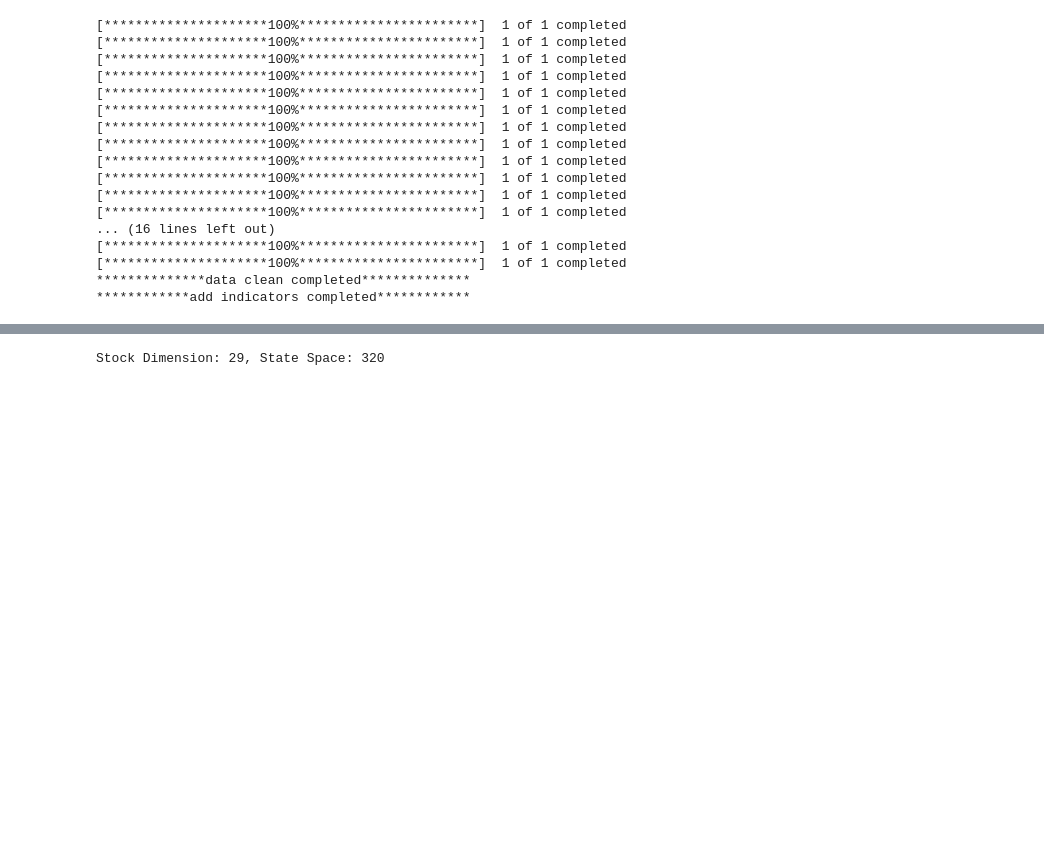
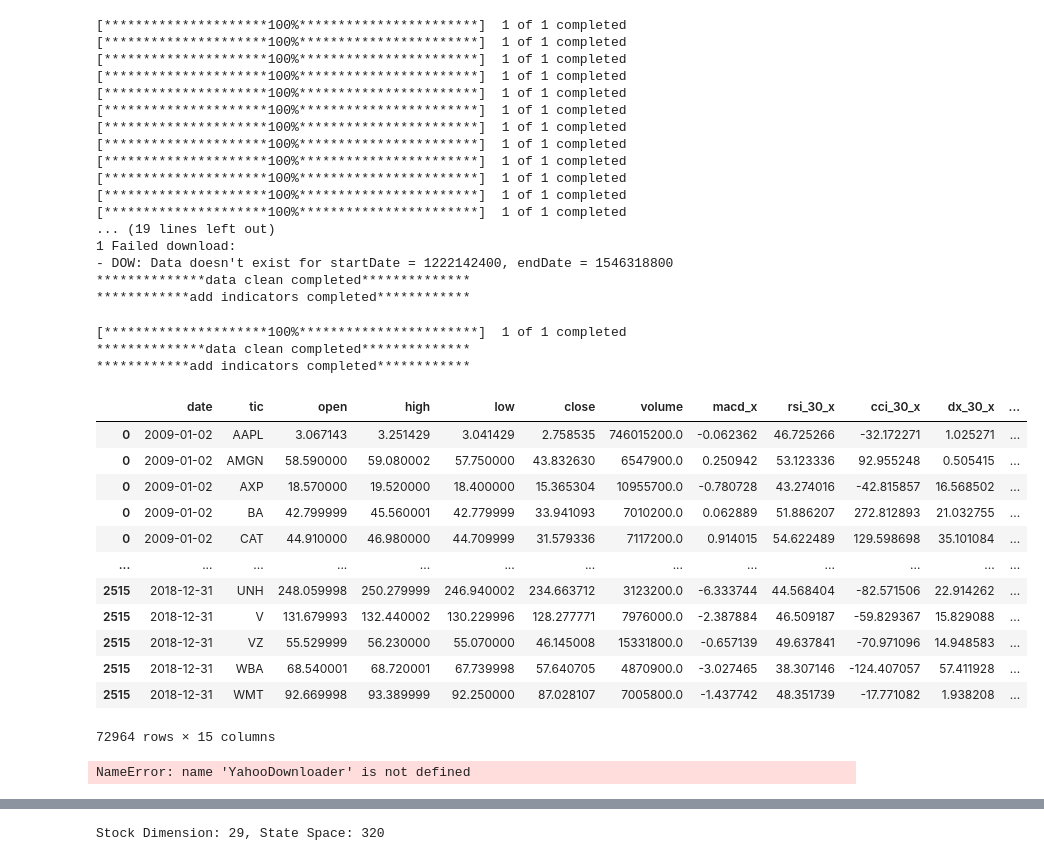
Before and after one commit to CodeArchitecture/Tradeking, a Jupyter notebook: main.ipynb, the cells around one changed output, grey strips where cells are left out. Saved outputs shown, nothing was run; the diff lists cells and outputs as text; code cells hidden in the pictures; blank space fills up the shorter version.

```diff
--- a/main.ipynb
+++ b/main.ipynb
@@ -4,9 +4,12 @@ from config.config import TRAIN_START_DATE,TRAIN_END_DATE,VALID_START_DATE,VALID
 from get_train_valid_trade_data import get_train_valid_trade_data
 tech_list = ['open', 'high', 'low', 'close', 'volume', 'macd', 'rsi_30', 'cci_30', 'dx_30']
 # tech_list = ['macd', 'rsi_30', 'cci_30', 'dx_30']
-feature_list = ['date','tic']+tech_list
+feature_list = ['date','tic'] + tech_list
+from config import config_tickers
+
 df, train, valid, trade = get_train_valid_trade_data(feature_list, TRAIN_START_DATE,TRAIN_END_DATE,
-                                                     VALID_START_DATE,VALID_END_DATE,TRADE_START_DATE, TRADE_END_DATE)
+                                                     VALID_START_DATE,VALID_END_DATE,TRADE_START_DATE,
+                                                     TRADE_END_DATE,config_tickers.DOW_30_TICKER)
 # %% [output]
 [*********************100%***********************]  1 of 1 completed
 [*********************100%***********************]  1 of 1 completed
@@ -20,9 +23,9 @@ df, train, valid, trade = get_train_valid_trade_data(feature_list, TRAIN_START_D
 [*********************100%***********************]  1 of 1 completed
 [*********************100%***********************]  1 of 1 completed
 [*********************100%***********************]  1 of 1 completed
-... (16 lines left out)
-[*********************100%***********************]  1 of 1 completed
-[*********************100%***********************]  1 of 1 completed
+... (19 lines left out)
+1 Failed download:
+- DOW: Data doesn't exist for startDate = 1222142400, endDate = 1546318800
 **************data clean completed**************
 ************add indicators completed************
 # %%
@@ -32,0 +36,14 @@ trade.to_csv('data/trade.csv')
+# %%
+from config.config import TRAIN_START_DATE,TRAIN_END_DATE,VALID_START_DATE,VALID_END_DATE,TRADE_START_DATE, TRADE_END_DATE
+# DATE_SPLIT = [TRAIN_START_DATE,TRAIN_END_DATE,VALID_START_DATE,VALID_END_DATE,TRADE_START_DATE, TRADE_END_DATE]
+from get_train_valid_trade_data import get_train_valid_trade_data
+tech_list = ['open', 'high', 'low', 'close', 'volume', 'macd', 'rsi_30', 'cci_30', 'dx_30']
+# tech_list = ['macd', 'rsi_30', 'cci_30', 'dx_30']
+feature_list = ['date','tic'] + tech_list
+df_dji, train_dji, valid_dji, trade_dji = get_train_valid_trade_data(feature_list, TRAIN_START_DATE,TRAIN_END_DATE,
+                                                     VALID_START_DATE,VALID_END_DATE,TRADE_START_DATE,
+                                                     TRADE_END_DATE,["^DJI"])
+# %% [output]
+[*********************100%***********************]  1 of 1 completed
+**************data clean completed**************
+************add indicators completed************
@@ -32,0 +55,24 @@ trade.to_csv('data/trade.csv')
+# %%
+import pandas as pd
+df_stock=pd.read_csv('data/df_stock.csv')
+df_dji = pd.read_csv('data/df_dji.csv',index_col=0)
+df_dji=df_dji[['date','macd','rsi_30','cci_30','dx_30']]
+df = df_stock.merge(df_dji,left_on='date',right_on='date')
+df = df.drop(['Unnamed: 0'],axis=1)
+df.index = df['date'].factorize()[0]
+df.to_csv('data/df.csv')
+df
+# %% [output]
+|  | date | tic | open | high | low | close | volume | macd_x | rsi_30_x | cci_30_x | dx_30_x | ... |
+| 0 | 2009-01-02 | AAPL | 3.067143 | 3.251429 | 3.041429 | 2.758535 | 746015200.0 | -0.062362 | 46.725266 | -32.172271 | 1.025271 | ... |
+| 0 | 2009-01-02 | AMGN | 58.590000 | 59.080002 | 57.750000 | 43.832630 | 6547900.0 | 0.250942 | 53.123336 | 92.955248 | 0.505415 | ... |
+| 0 | 2009-01-02 | AXP | 18.570000 | 19.520000 | 18.400000 | 15.365304 | 10955700.0 | -0.780728 | 43.274016 | -42.815857 | 16.568502 | ... |
+| 0 | 2009-01-02 | BA | 42.799999 | 45.560001 | 42.779999 | 33.941093 | 7010200.0 | 0.062889 | 51.886207 | 272.812893 | 21.032755 | ... |
+| 0 | 2009-01-02 | CAT | 44.910000 | 46.980000 | 44.709999 | 31.579336 | 7117200.0 | 0.914015 | 54.622489 | 129.598698 | 35.101084 | ... |
+| ... | ... | ... | ... | ... | ... | ... | ... | ... | ... | ... | ... | ... |
+| 2515 | 2018-12-31 | UNH | 248.059998 | 250.279999 | 246.940002 | 234.663712 | 3123200.0 | -6.333744 | 44.568404 | -82.571506 | 22.914262 | ... |
+| 2515 | 2018-12-31 | V | 131.679993 | 132.440002 | 130.229996 | 128.277771 | 7976000.0 | -2.387884 | 46.509187 | -59.829367 | 15.829088 | ... |
+| 2515 | 2018-12-31 | VZ | 55.529999 | 56.230000 | 55.070000 | 46.145008 | 15331800.0 | -0.657139 | 49.637841 | -70.971096 | 14.948583 | ... |
+| 2515 | 2018-12-31 | WBA | 68.540001 | 68.720001 | 67.739998 | 57.640705 | 4870900.0 | -3.027465 | 38.307146 | -124.407057 | 57.411928 | ... |
+| 2515 | 2018-12-31 | WMT | 92.669998 | 93.389999 | 92.250000 | 87.028107 | 7005800.0 | -1.437742 | 48.351739 | -17.771082 | 1.938208 | ... |
+72964 rows × 15 columns
@@ -33,3 +82,8 @@ trade.to_csv('data/trade.csv')
+# %%
+baseline_df = YahooDownloader(start_date=TRADE_START_DATE,
+                              end_date=TRADE_END_DATE, ticker_list=["^DJI"]).fetch_data()
+# %% [output]
+NameError: name 'YahooDownloader' is not defined
 # %%
 print(len(df.date.unique()),len(train.date.unique()),len(trade.date.unique()))
 # %% [output]
```
Also changed, not shown: parts of 6 cells of this notebook, 25 other files.
